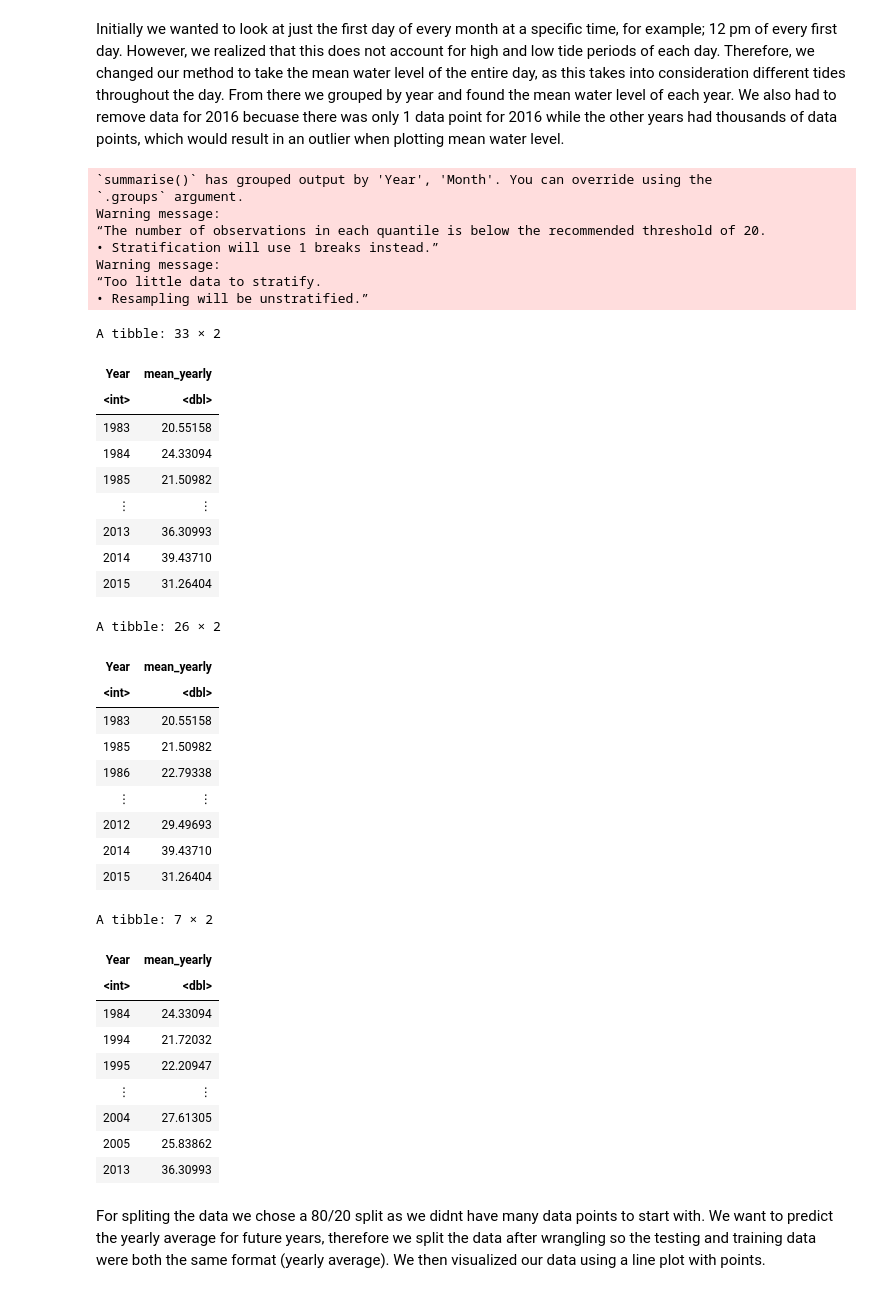
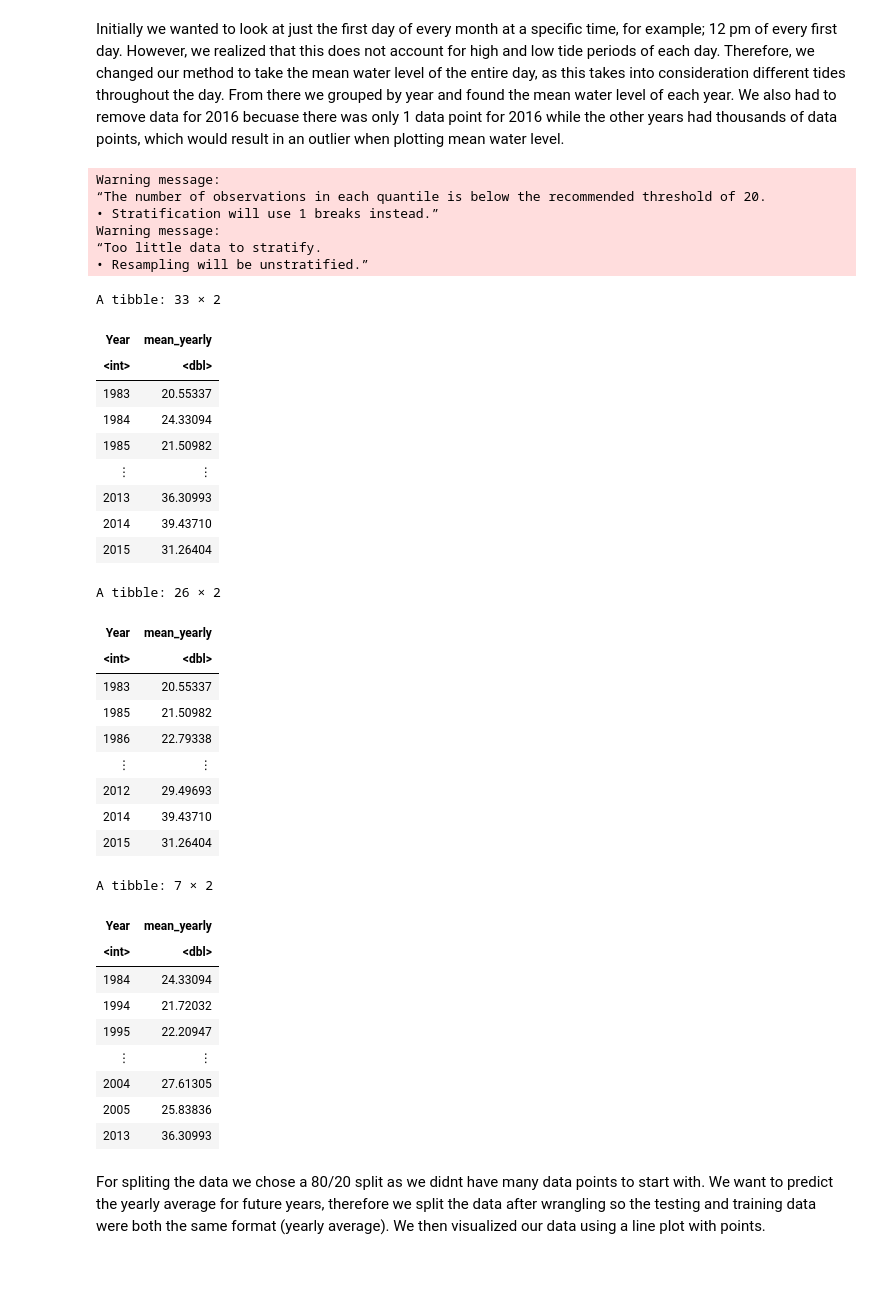
Before and after one commit to Applemyp/dsci100-group36-project, a Jupyter notebook: Project.ipynb, the cells around one changed output. Drawn from its saved outputs; the diff is of its cells as text; code cells hidden in the pictures.

Commit message:
delete mean_daily_data

```diff
--- a/Project.ipynb
+++ b/Project.ipynb
@@ -65,37 +65,31 @@ Initially we wanted to look at just the first day of every month at a specific t
 # %%
 set.seed(2000)
 
 filtered_data <- data |>
 filter( Year != "2016")
 
-mean_daily_data <- filtered_data |>
-group_by(Year, Month, Day) |>
-summarize(mean_daily = mean(level))
-
-mean_yearly_data <- mean_daily_data |>
+mean_yearly_data <- filtered_data |>
 group_by(Year) |>
-summarize(mean_yearly = mean(mean_daily))
+summarize(mean_yearly = mean(level))
 
 data_split <- initial_split(mean_yearly_data, prop = 0.8, strata = mean_yearly)
 training_data <- training(data_split)
 testing_data <- testing(data_split)
 
 mean_yearly_data
 training_data
 testing_data
 # %% [output]
-`summarise()` has grouped output by 'Year', 'Month'. You can override using the
-`.groups` argument.
 Warning message:
 “The number of observations in each quantile is below the recommended threshold of 20.
 • Stratification will use 1 breaks instead.”
 Warning message:
 “Too little data to stratify.
 • Resampling will be unstratified.”
 A tibble: 33 × 2
 | Year | mean_yearly |
 | <int> | <dbl> |
-| 1983 | 20.55158 |
+| 1983 | 20.55337 |
 | 1984 | 24.33094 |
 | 1985 | 21.50982 |
 | ⋮ | ⋮ |
@@ -105,7 +99,7 @@ A tibble: 33 × 2
 A tibble: 26 × 2
 | Year | mean_yearly |
 | <int> | <dbl> |
-| 1983 | 20.55158 |
+| 1983 | 20.55337 |
 | 1985 | 21.50982 |
 | 1986 | 22.79338 |
 | ⋮ | ⋮ |
@@ -120,7 +114,7 @@ A tibble: 7 × 2
 | 1995 | 22.20947 |
 | ⋮ | ⋮ |
 | 2004 | 27.61305 |
-| 2005 | 25.83862 |
+| 2005 | 25.83836 |
 | 2013 | 36.30993 |
 # %% [markdown]
 For spliting the data we chose a 80/20 split as we didnt have many data points to start with. We want to predict the yearly average for future years, therefore we split the data after wrangling so the testing and training data were both the same format (yearly average). We then visualized our data using a line plot with points.
```
Also changed, not shown: parts of 1 cell of this notebook.
